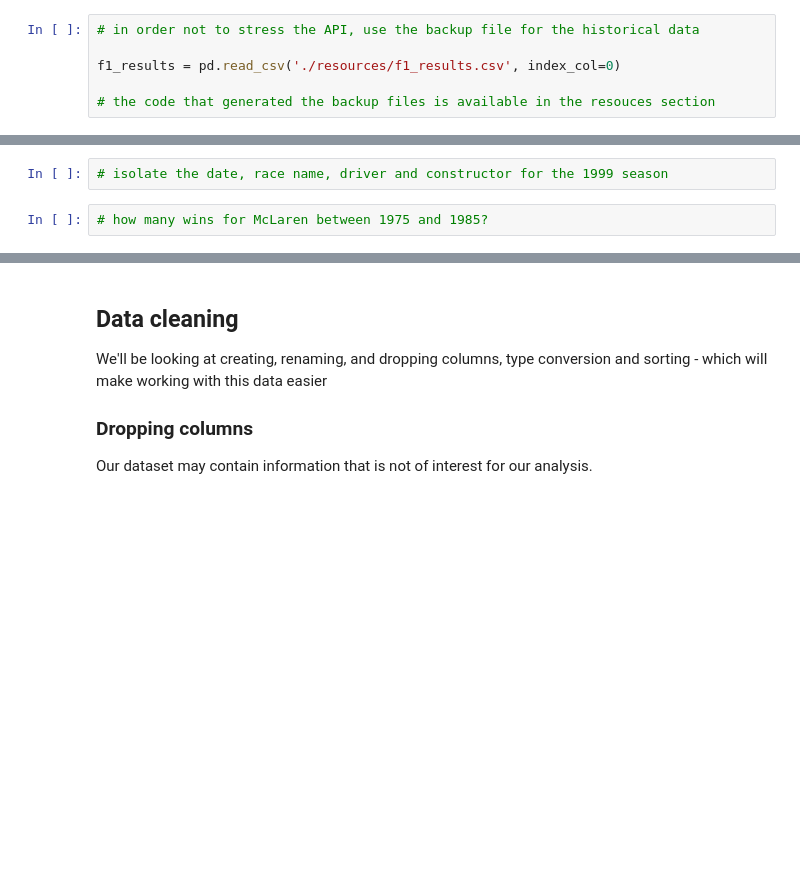
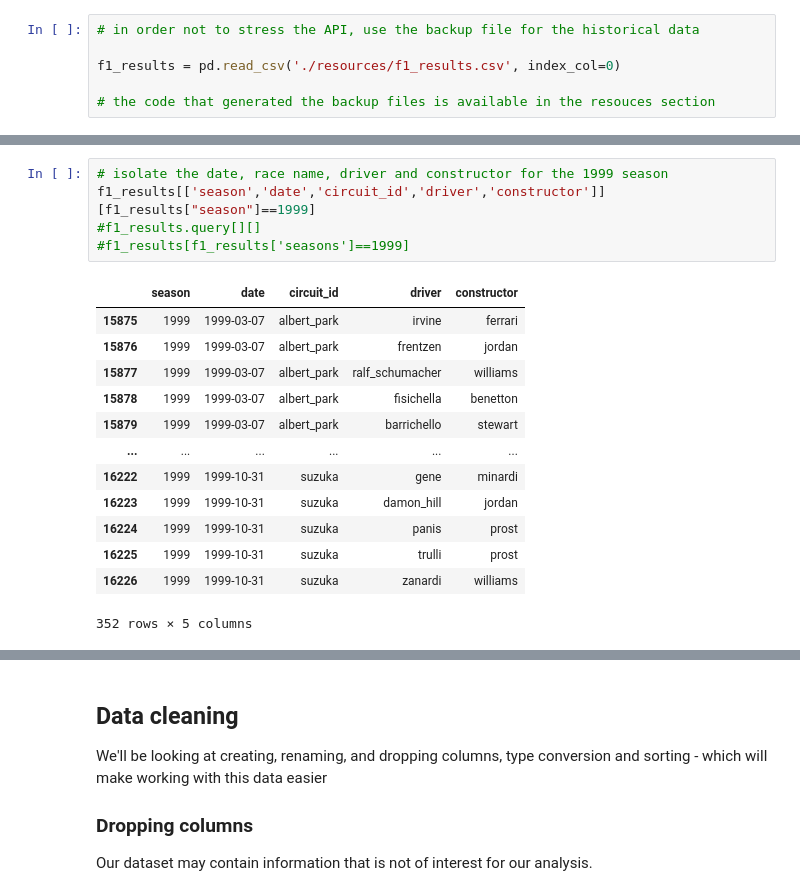
Before and after one commit to autrefois/bootcamp, a Jupyter notebook: 2022/python_workshop/notebooks/08_pandas.ipynb, the cells around one changed output, grey strips where cells are left out. Cells and saved outputs as stored; diff of their text form; blank space fills up the shorter version.

```diff
--- a/2022/python_workshop/notebooks/08_pandas.ipynb
+++ b/2022/python_workshop/notebooks/08_pandas.ipynb
@@ -221,4 +514,19 @@ f1_results.head()
 # %%
 # isolate the date, race name, driver and constructor for the 1999 season
+f1_results[['season','date','circuit_id','driver','constructor']][f1_results["season"]==1999]
+#f1_results.query[][]
+#f1_results[f1_results['seasons']==1999]
+# %% [output]
+|  | season | date | circuit_id | driver | constructor |
+| 15875 | 1999 | 1999-03-07 | albert_park | irvine | ferrari |
+| 15876 | 1999 | 1999-03-07 | albert_park | frentzen | jordan |
+| 15877 | 1999 | 1999-03-07 | albert_park | ralf_schumacher | williams |
+| 15878 | 1999 | 1999-03-07 | albert_park | fisichella | benetton |
+| 15879 | 1999 | 1999-03-07 | albert_park | barrichello | stewart |
+| ... | ... | ... | ... | ... | ... |
+| 16222 | 1999 | 1999-10-31 | suzuka | gene | minardi |
+| 16223 | 1999 | 1999-10-31 | suzuka | damon_hill | jordan |
+| 16224 | 1999 | 1999-10-31 | suzuka | panis | prost |
+| 16225 | 1999 | 1999-10-31 | suzuka | trulli | prost |
+| 16226 | 1999 | 1999-10-31 | suzuka | zanardi | williams |
+352 rows × 5 columns
-# %%
-# how many wins for McLaren between 1975 and 1985?
```
Also changed, not shown: parts of 58 cells of this notebook, 1 other file.
